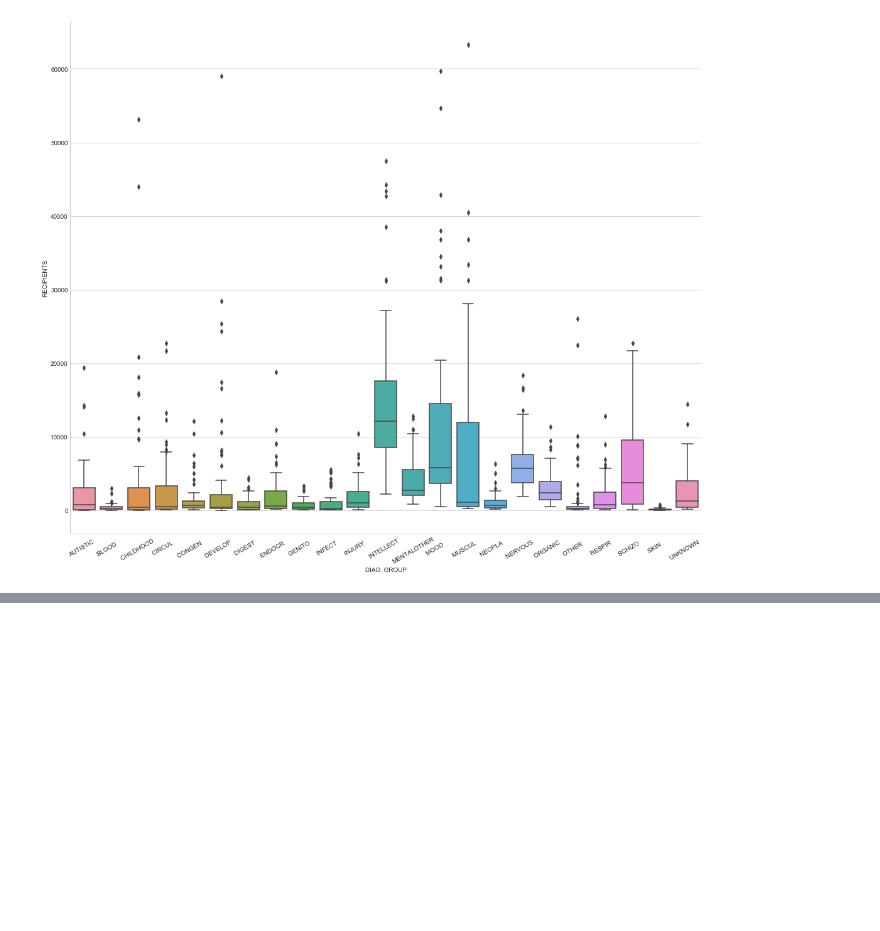
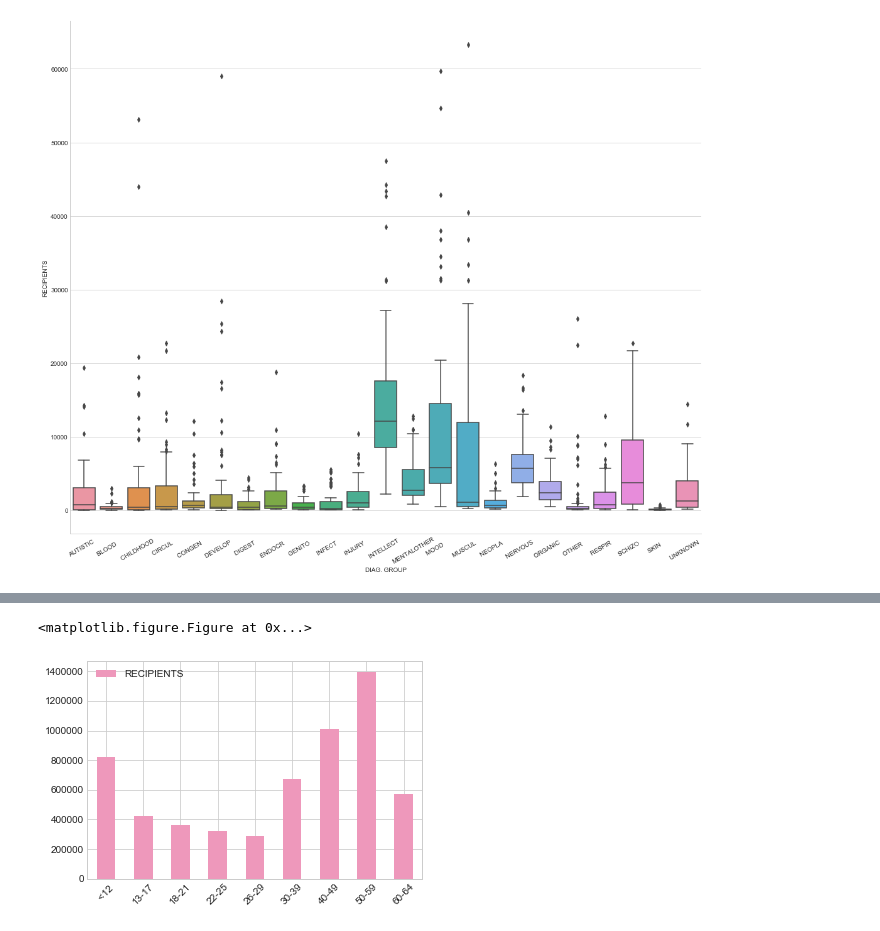
Before and after one commit to ehyoder/ehyoder.github.io, a Jupyter notebook: ssi_data.ipynb, the cells around one changed output, grey strips where cells are left out. Cells and saved outputs as stored; diff of their text form; code cells hidden in the pictures; blank space fills up the shorter version.

```diff
--- a/ssi_data.ipynb
+++ b/ssi_data.ipynb
@@ -41,3 +41,8 @@ regional_df
 | 1 | Northeast | 1129471 |
 | 2 | South | 2374029 |
 | 3 | West | 1193419 |
+# %%
+age_data = ssi_data_df.groupby('AGE  ').sum()['RECIPIENTS']
+age_df = age_data.to_frame()
+age_df = age_df.reset_index(level=None, drop=False, inplace=False)
+age_df
@@ -153,0 +157,12 @@ plt.show()
+# %%
+# Create bar chart
+color=["#EE98BB","#79AC3C", "#B1ABE9","#50AAA1", "#D99456", "#8EABE7", "#78AA4B", "#EC97A5", "#4BADA0", "#DA9354"]
+x  = age_df['AGE  ']
+fig = plt.figure(figsize = (12,6))
+ax = age_df.plot(kind='bar', legend="true", color=color)
+ax.set_xticks(np.arange(len(x)))
+ax.set_xticklabels(x, rotation = 45)
+plt.show()
+# %% [output]
+<matplotlib.figure.Figure at 0x...>
+[figure, added]
```
Also changed, not shown: parts of 5 cells of this notebook, 10 other files.
